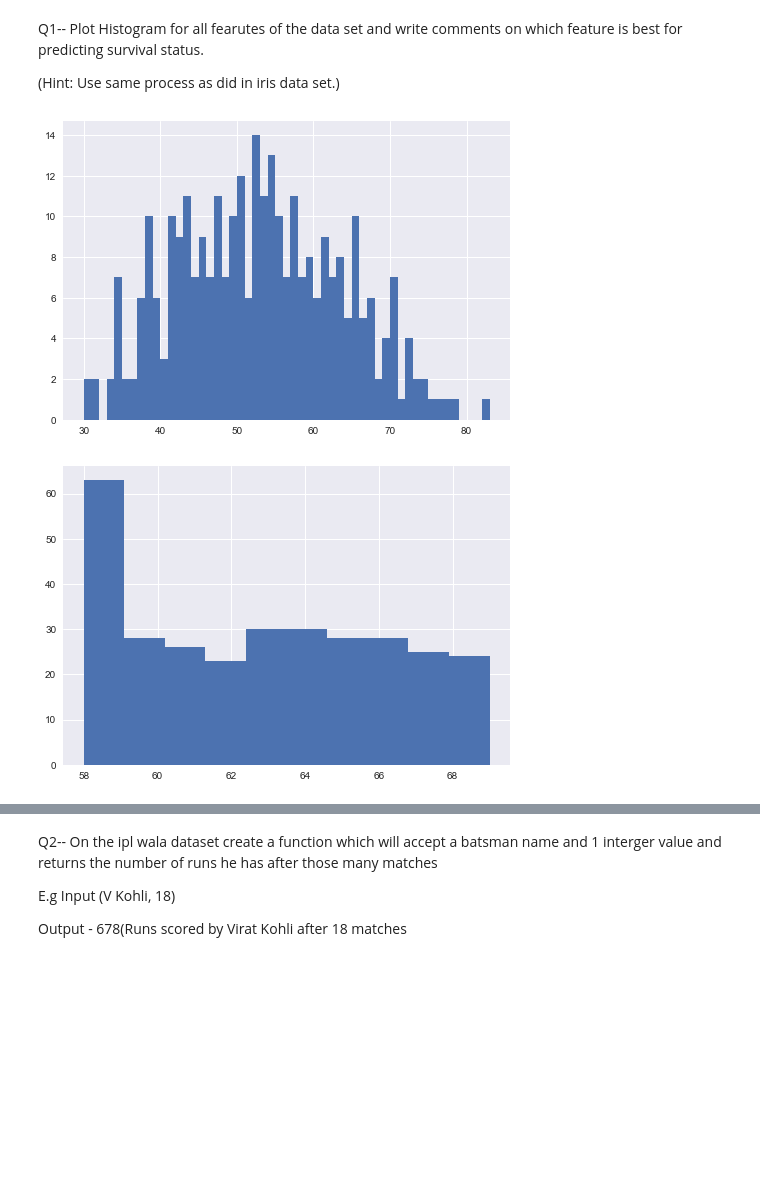
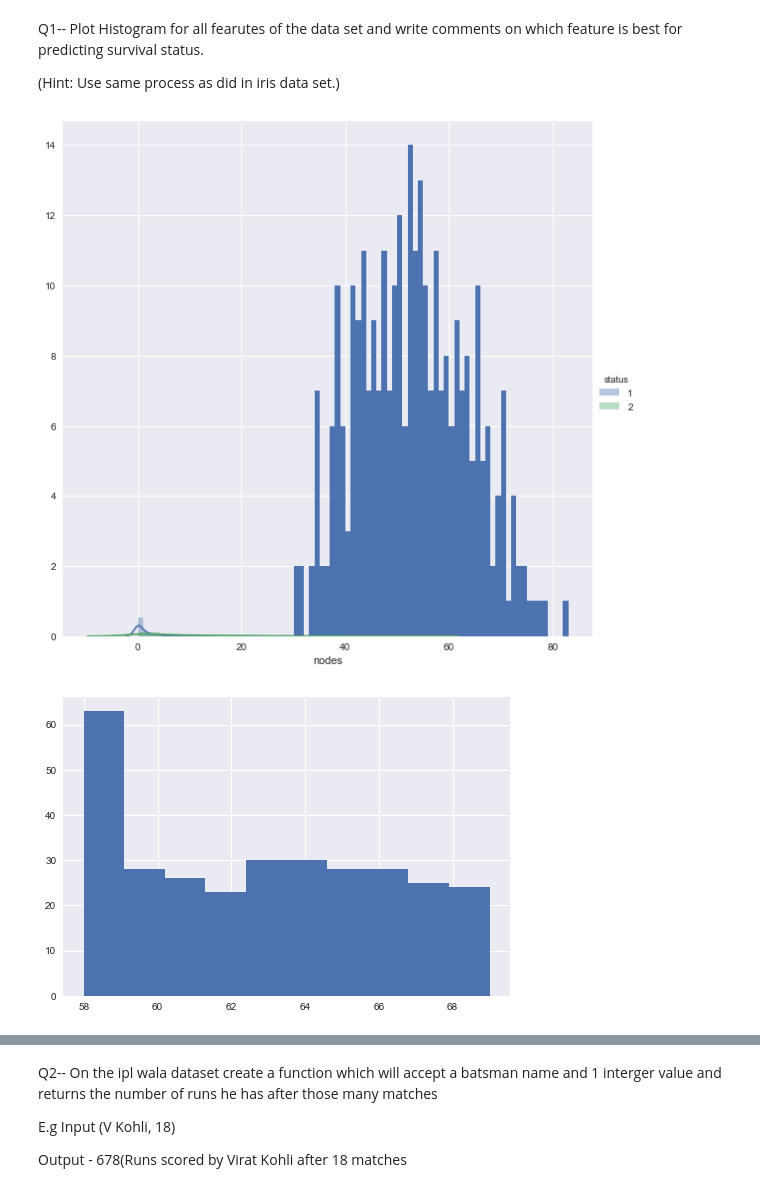
Before and after one commit to ritwik-ghosh153/statistics-assignments-campus-x, a Jupyter notebook: Statistics_Assignment(PDF&CDF).ipynb, the cells around one changed output, grey strips where cells are left out. Drawn from its saved outputs; the diff is of its cells as text; code cells hidden in the pictures; blank space fills up the shorter version.

```diff
--- a/Statistics_Assignment(PDF&CDF).ipynb
+++ b/Statistics_Assignment(PDF&CDF).ipynb
@@ -64,12 +101,14 @@ Q1-- Plot Histogram for all fearutes of the data set and write comments on which
 # %%
 plt.hist(data["age"].values, bins=range(min(data["age"]), max(data["age"])+1, 1))
 plt.show()
 plt.hist(data["year"].values)
 plt.show()
-plt.hist(data["nodes"].values)
+plt.hist(data["nodes"].values, bins=range(min(data["nodes"]), max(data["nodes"])+1, 1))
 plt.show()
 sns.boxplot(x="status",y="nodes",data=data)
 plt.show()
+sns.FacetGrid(data, hue="status",size=8).map(sns.distplot,"nodes").add_legend()
+plt.show()
 # %% [output]
-[figure, old version]
+[figure, new version]
 [figure]
```
Also changed, not shown: parts of 14 cells of this notebook, 1 other file.
